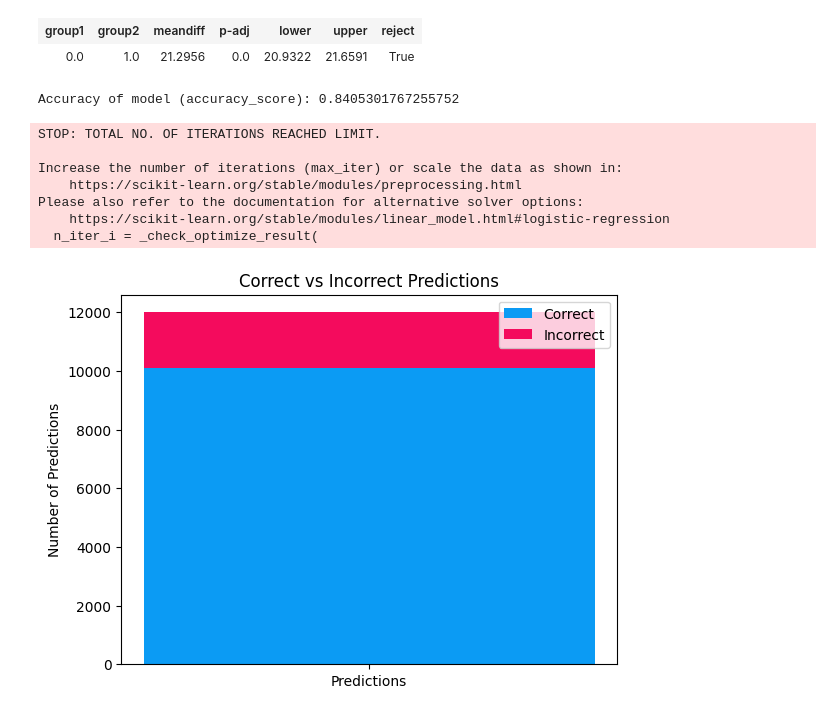
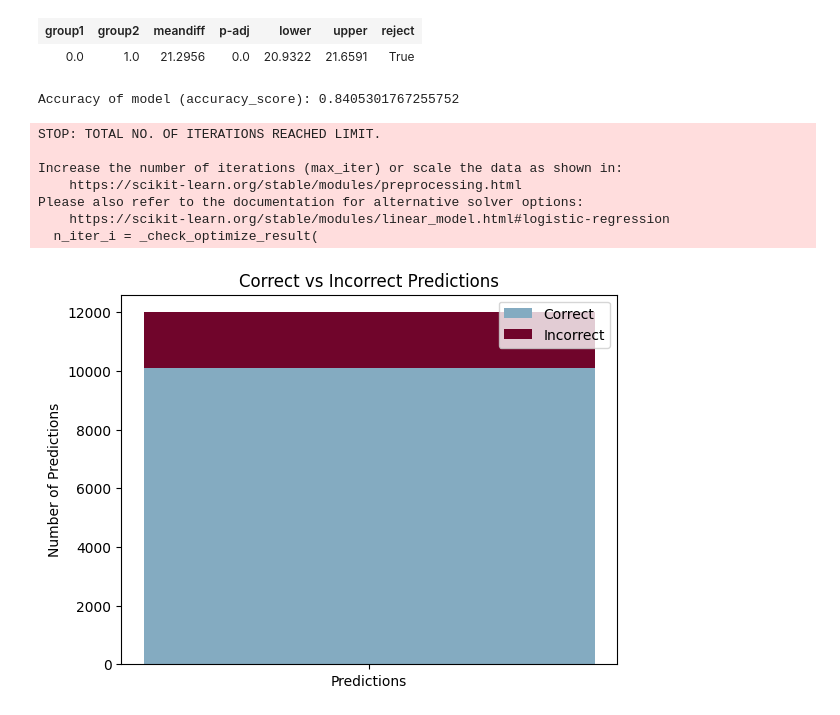
Before and after one commit to Liz3tha/DRSP-RAINFALL-PROJECT, a Jupyter notebook: DSRP_PREDICT_RAIN_IN_AUSTRALIA.ipynb, the cells around one changed output. Cells and saved outputs as stored; diff of their text form; code cells hidden in the pictures.

```diff
--- a/DSRP_PREDICT_RAIN_IN_AUSTRALIA.ipynb
+++ b/DSRP_PREDICT_RAIN_IN_AUSTRALIA.ipynb
@@ -523,36 +541,36 @@ X_test_poly = poly.transform(X_test_scaled)
 
 # training
 model = LogisticRegression(max_iter=1000)
 model.fit(X_train_poly, y_train)
 
 y_pred = model.predict(X_test_poly)
 
 print("Accuracy of model (accuracy_score):", accuracy_score(y_test, y_pred))
 
 # These lines of code count and sort into correct and incorrect predictions, aswell as storing them into variable that will be used to plot them
 labels = ['Predictions']
 correct_vals = [np.sum(y_test == y_pred)]
 incorrect_vals = [np.sum(y_test != y_pred)]
 
 # Plot (Stacked bar graph)
 fig, ax = plt.subplots()
-ax.bar(labels, correct_vals, label='Correct', color='#0B9BF4')
-ax.bar(labels, incorrect_vals, bottom=correct_vals, label='Incorrect', color='#F40B5D')
+ax.bar(labels, correct_vals, label='Correct', color='#84ABC1')
+ax.bar(labels, incorrect_vals, bottom=correct_vals, label='Incorrect', color='#70052B')
 ax.set_ylabel('Number of Predictions')
 ax.set_title('Correct vs Incorrect Predictions')
 ax.legend()
 
 plt.show()
 # %% [output]
 Accuracy of model (accuracy_score): 0.8405301767255752
 STOP: TOTAL NO. OF ITERATIONS REACHED LIMIT.
 
 Increase the number of iterations (max_iter) or scale the data as shown in:
     https://scikit-learn.org/stable/modules/preprocessing.html
 Please also refer to the documentation for alternative solver options:
     https://scikit-learn.org/stable/modules/linear_model.html#logistic-regression
   n_iter_i = _check_optimize_result(
-[figure, old version]
+[figure, new version]
 # %%
 # Horizontal bar graph with best features
 #grabbing columns
```
Also changed, not shown: parts of 5 cells of this notebook.
